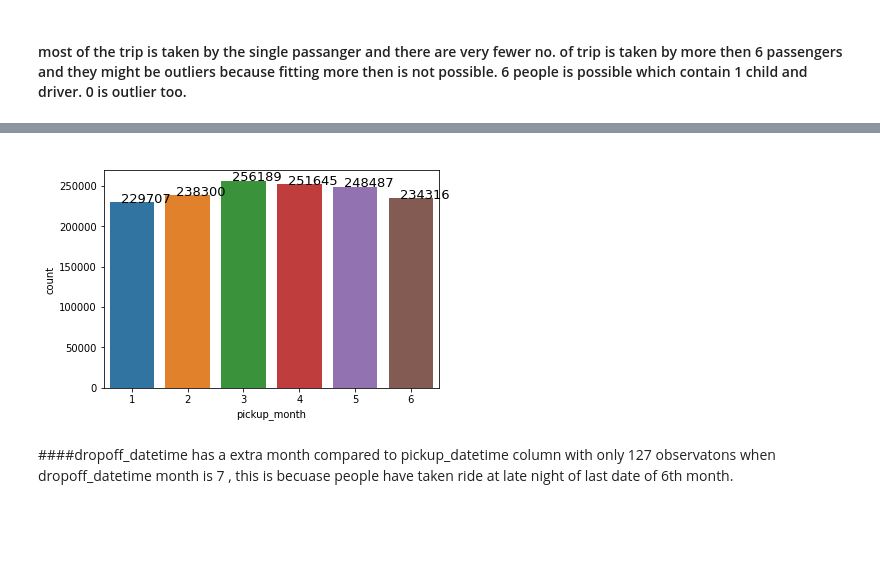
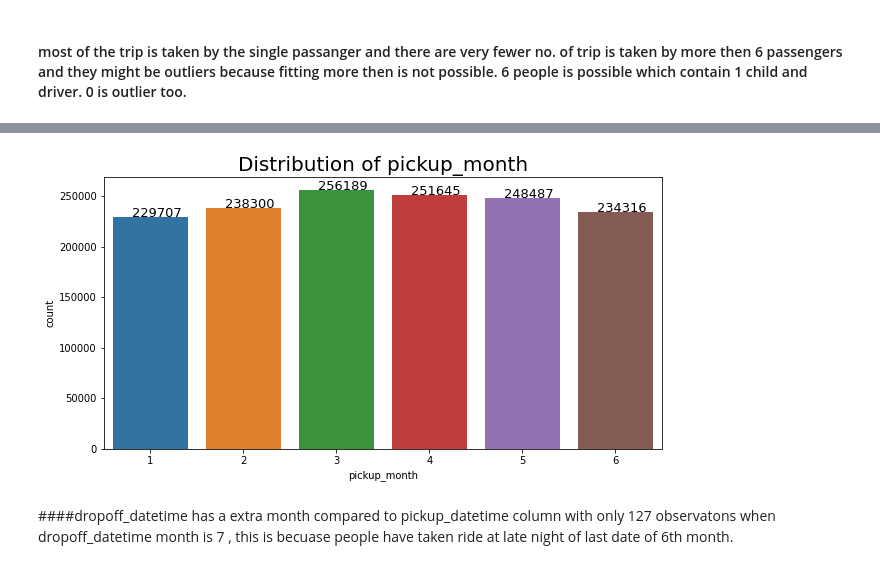
Before and after one commit to Kishan459/NYC-Taxi-Trip-Time_prediction, a Jupyter notebook: NYC_Taxi_Trip_Time_Prediction_Capstone_Project.ipynb, the cells around one changed output, grey strips where cells are left out. Cells and saved outputs as stored; diff of their text form; code cells hidden in the pictures; blank space fills up the shorter version.

```diff
--- a/NYC_Taxi_Trip_Time_Prediction_Capstone_Project.ipynb
+++ b/NYC_Taxi_Trip_Time_Prediction_Capstone_Project.ipynb
@@ -136,7 +136,7 @@ df.head()
 df['pickup_hour'] = df['pickup_datetime'].dt.hour
 df['pickup_month'] = df['pickup_datetime'].dt.month
 df['weekday_num'] = df['pickup_datetime'].dt.dayofweek
-df['weekday_name'] = df['pickup_datetime'].dt.day_name()
+df['weekday_day'] = df['pickup_datetime'].dt.day_name()
 # %%
 df.head()
 # %% [output]
@@ -236,10 +244,12 @@ sns.countplot(df['pickup_hour'])
 # %%
 # visualization of frequency of trip according to month
+plt.figure(figsize=(10,5))
 ax = sns.countplot(df['pickup_month'])
 for p in ax.patches:
     ax.annotate(f'\n{p.get_height()}', (p.get_x()+0.2, p.get_height()), color='black', size=13)
+plt.title('Distribution of pickup_month',fontsize=20)
 plt.show()
 # %% [output]
-[figure, old version]
+[figure, new version]
 # %% [markdown]
 ####dropoff_datetime has a extra month compared to pickup_datetime column with only 127 observatons when dropoff_datetime month is 7 , this is becuase people have taken ride at late night of last date of 6th month.
```
Also changed, not shown: parts of 36 cells of this notebook.
